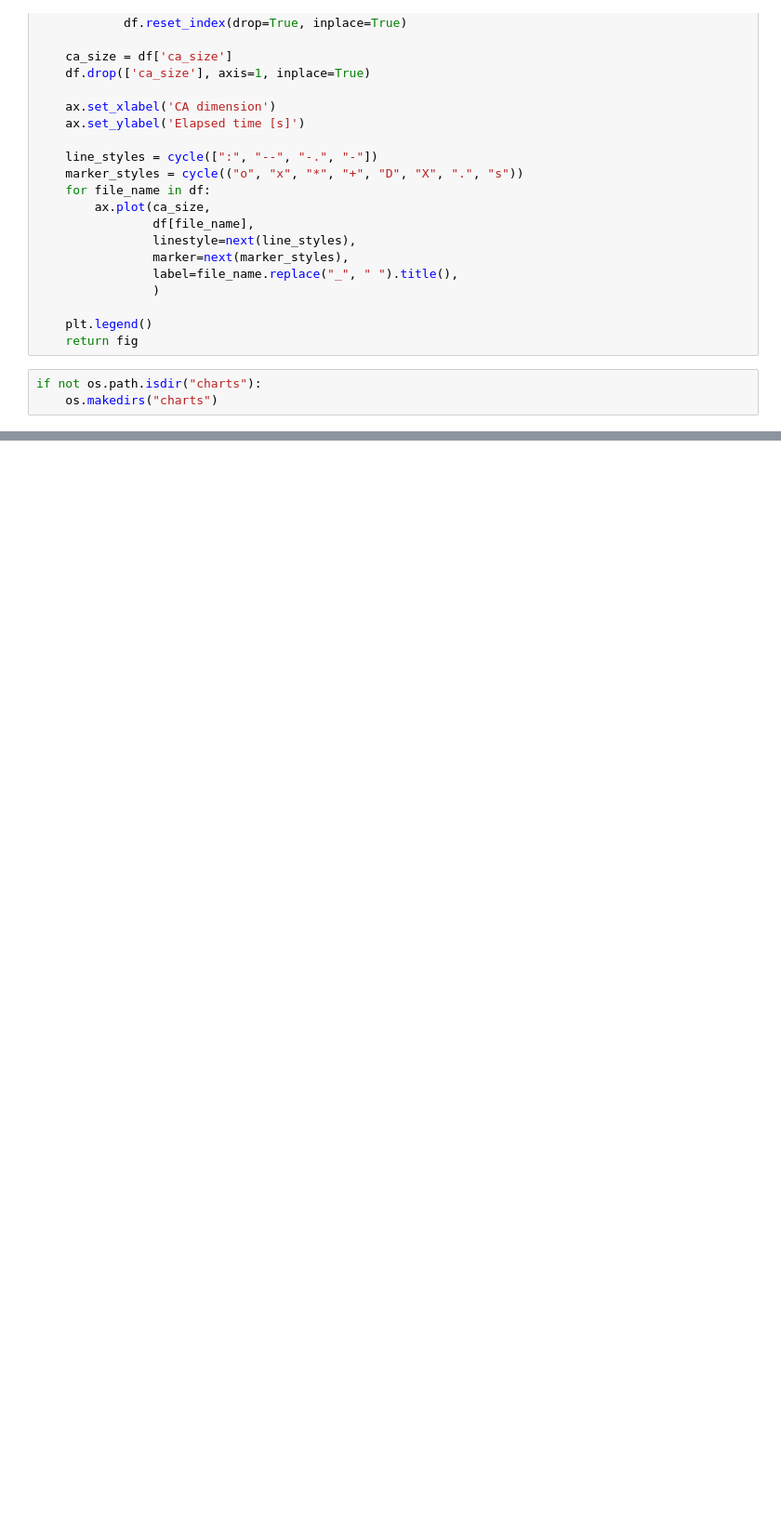
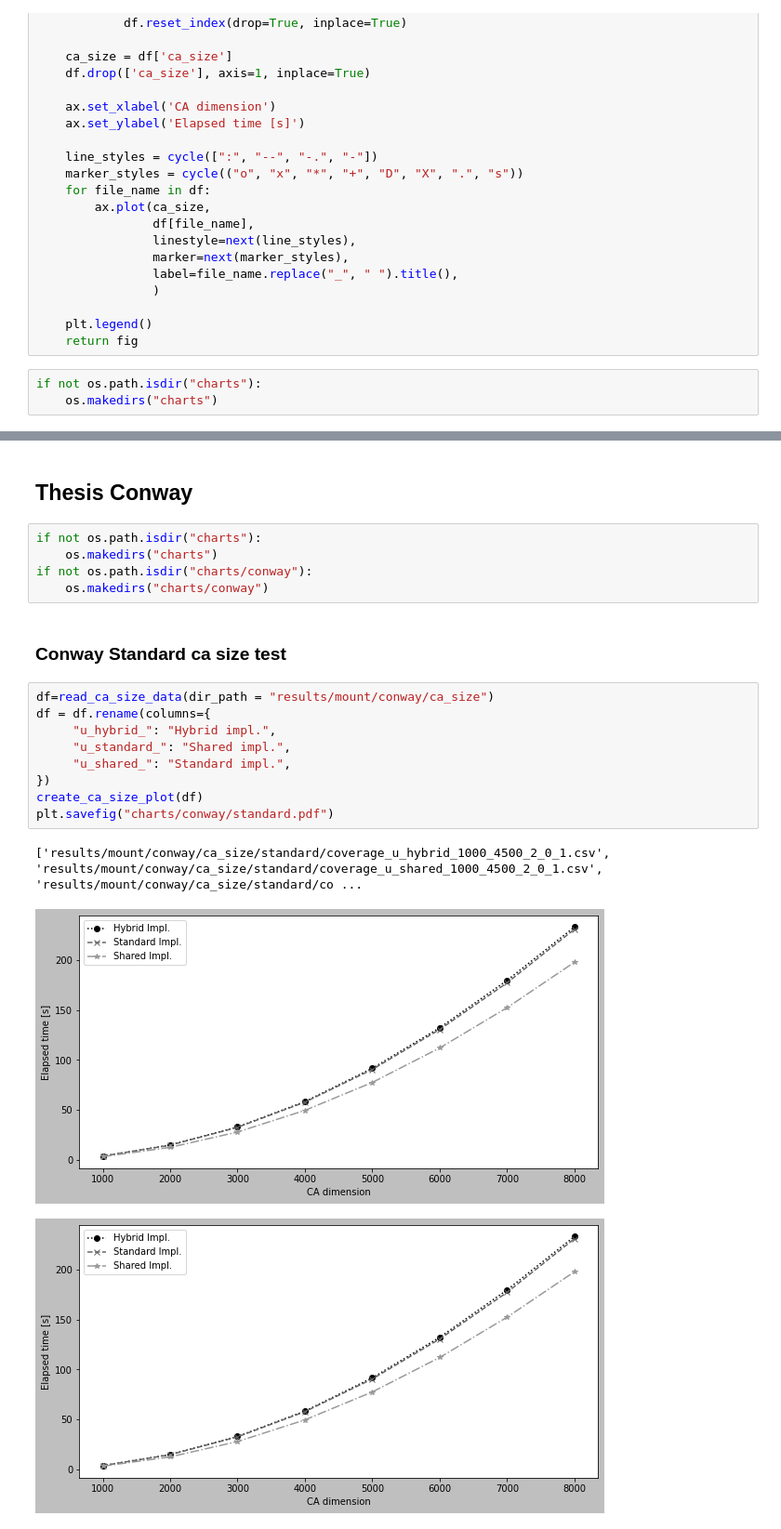
Before and after one commit to prenc/saturated-flow-thesis, a Jupyter notebook: notebooks/ca_size_comparison_charts.ipynb, the cells around one changed output, grey strips where cells are left out. Shown: that part at 93% size. Saved outputs shown, nothing was run; the diff lists cells and outputs as text; blank space fills up the shorter version.

```diff
--- a/notebooks/ca_size_comparison_charts.ipynb
+++ b/notebooks/ca_size_comparison_charts.ipynb
@@ -191,0 +282,22 @@ plt.savefig("charts/active_cells_ca_size_stress.pdf")
+# %% [markdown]
+## Thesis Conway
+# %%
+if not os.path.isdir("charts"):
+    os.makedirs("charts")
+if not os.path.isdir("charts/conway"):
+    os.makedirs("charts/conway")
+# %% [markdown]
+### Conway Standard ca size test
+# %%
+df=read_ca_size_data(dir_path = "results/mount/conway/ca_size")
+df = df.rename(columns={
+     "u_hybrid_": "Hybrid impl.",
+     "u_standard_": "Shared impl.",
+     "u_shared_": "Standard impl.",
+})
+create_ca_size_plot(df)
+plt.savefig("charts/conway/standard.pdf")
+# %% [output]
+['results/mount/conway/ca_size/standard/coverage_u_hybrid_1000_4500_2_0_1.csv', 'results/mount/conway/ca_size/standard/coverage_u_shared_1000_4500_2_0_1.csv', 'results/mount/conway/ca_size/standard/co ...
+[figure, added]
+[figure, added]
```
Also changed, not shown: parts of 25 cells of this notebook, 1 other file.
